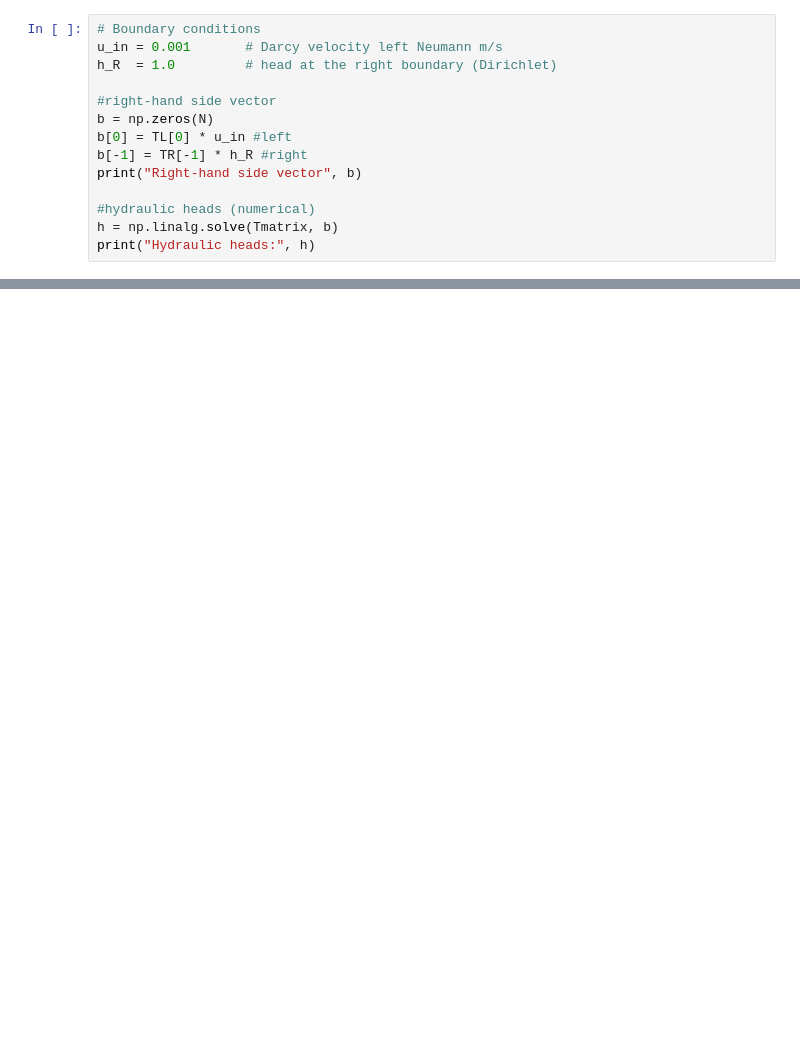
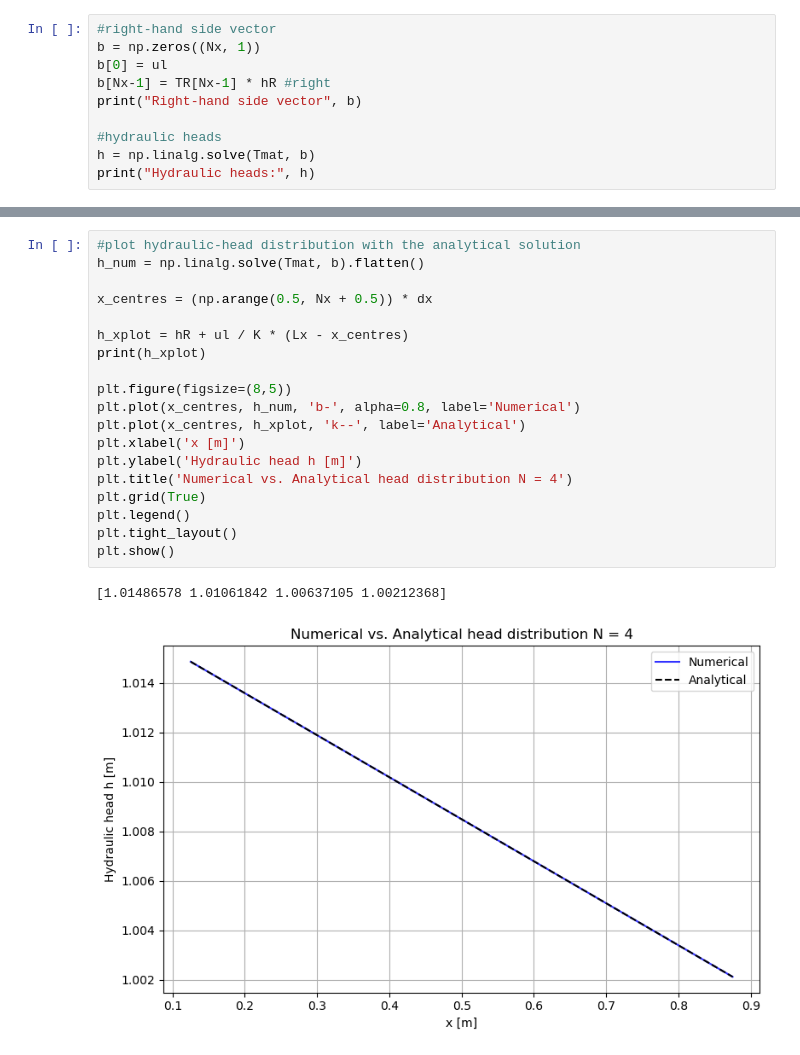
Before and after one commit to agnes-koury/GLY6826-koury, a Jupyter notebook: HW3_Koury_code.ipynb, the cells around one changed output, grey strips where cells are left out. Drawn from its saved outputs; the diff is of its cells as text; blank space fills up the shorter version.

```diff
--- a/HW3_Koury_code.ipynb
+++ b/HW3_Koury_code.ipynb
@@ -45,15 +72,11 @@ print (Tmatrix)
 # %%
-# Boundary conditions
-u_in = 0.001       # Darcy velocity left Neumann m/s
-h_R  = 1.0         # head at the right boundary (Dirichlet)
-
 #right-hand side vector
-b = np.zeros(N)
-b[0] = TL[0] * u_in #left
-b[-1] = TR[-1] * h_R #right
+b = np.zeros((Nx, 1))
+b[0] = ul
+b[Nx-1] = TR[Nx-1] * hR #right
 print("Right-hand side vector", b)
 
-#hydraulic heads (numerical)
-h = np.linalg.solve(Tmatrix, b)
+#hydraulic heads
+h = np.linalg.solve(Tmat, b)
 print("Hydraulic heads:", h)
 # %% [output]
@@ -149,2 +119,24 @@ Hydraulic heads: [0.001998   0.002996   0.00399401 0.00499201 0.00599001 0.00698
+# %%
+#plot hydraulic-head distribution with the analytical solution
+h_num = np.linalg.solve(Tmat, b).flatten()
+
+x_centres = (np.arange(0.5, Nx + 0.5)) * dx
+
+h_xplot = hR + ul / K * (Lx - x_centres)
+print(h_xplot)
+
+plt.figure(figsize=(8,5))
+plt.plot(x_centres, h_num, 'b-', alpha=0.8, label='Numerical')
+plt.plot(x_centres, h_xplot, 'k--', label='Analytical')
+plt.xlabel('x [m]')
+plt.ylabel('Hydraulic head h [m]')
+plt.title('Numerical vs. Analytical head distribution N = 4')
+plt.grid(True)
+plt.legend()
+plt.tight_layout()
+plt.show()
+# %% [output]
+[1.01486578 1.01061842 1.00637105 1.00212368]
+[figure, new version]
 # %%
 #plot hydraulic-head distribution with the analytical solution 1000 version
```
Also changed, not shown: parts of 8 cells of this notebook.
